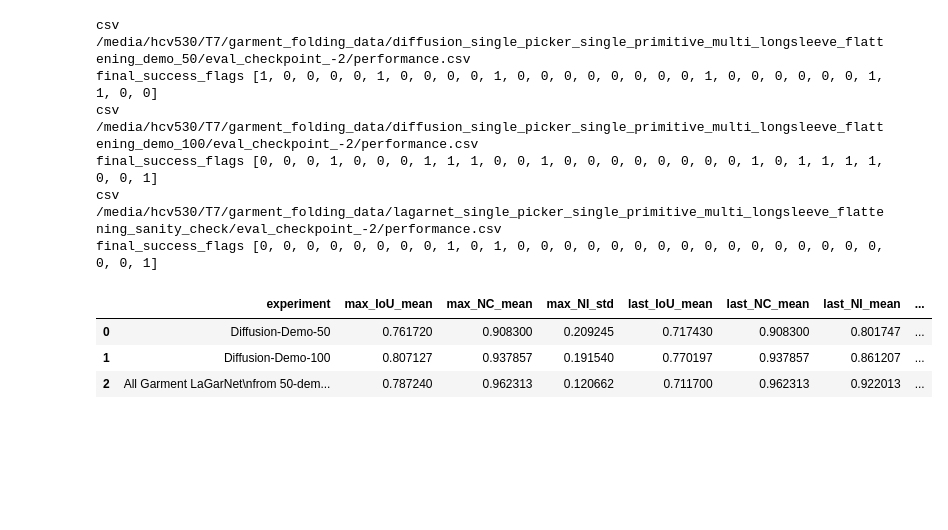
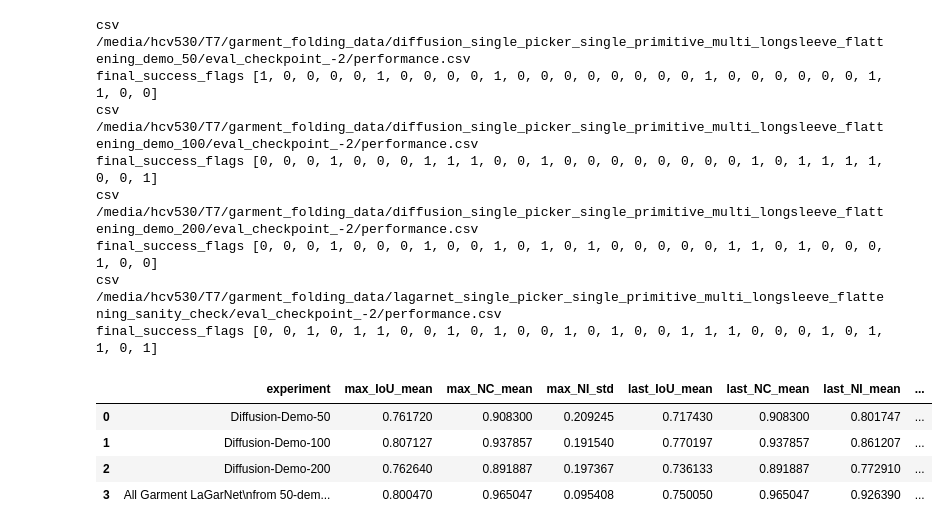
Before and after one commit to halid1020/bimanual_garment_folding, a Jupyter notebook: analysis/flattening_comparison_for_lagarnet.ipynb, the cells around one changed output. Drawn from its saved outputs; the diff is of its cells as text; code cells hidden in the pictures; blank space fills up the shorter version.

```diff
--- a/analysis/flattening_comparison_for_lagarnet.ipynb
+++ b/analysis/flattening_comparison_for_lagarnet.ipynb
@@ -145,6 +145,12 @@ experiments = [
     {
         "name": "diffusion_single_picker_single_primitive_multi_longsleeve_flattening_demo_100",
         "label": "Diffusion-Demo-100",
+        "check": "eval_checkpoint_-2"
+    },
+
+    {
+        "name": "diffusion_single_picker_single_primitive_multi_longsleeve_flattening_demo_200",
+        "label": "Diffusion-Demo-200",
         "check": "eval_checkpoint_-2"
     },
 
@@ -160,35 +166,38 @@ rows = []
 for exp in experiments:
     csv_path = os.path.join(
         data_dir,
         exp["name"],
         exp["check"],
         "performance.csv"
     )
     print('csv', csv_path)
     if not os.path.exists(csv_path):
         print(f"WARNING: Missing file: {csv_path}")
         continue
 
 
     metrics = aggregate_performance(csv_path)
     metrics["experiment"] = exp["label"]
     rows.append(metrics)
 
 results_df = pd.DataFrame(rows)
 cols = ["experiment"] + [c for c in results_df.columns if c != "experiment"]
 results_df = results_df[cols]
 display(results_df)
 # %% [output]
 csv /media/hcv530/T7/garment_folding_data/diffusion_single_picker_single_primitive_multi_longsleeve_flattening_demo_50/eval_checkpoint_-2/performance.csv
 final_success_flags [1, 0, 0, 0, 0, 1, 0, 0, 0, 0, 1, 0, 0, 0, 0, 0, 0, 0, 0, 1, 0, 0, 0, 0, 0, 0, 1, 1, 0, 0]
 csv /media/hcv530/T7/garment_folding_data/diffusion_single_picker_single_primitive_multi_longsleeve_flattening_demo_100/eval_checkpoint_-2/performance.csv
 final_success_flags [0, 0, 0, 1, 0, 0, 0, 1, 1, 1, 0, 0, 1, 0, 0, 0, 0, 0, 0, 0, 0, 1, 0, 1, 1, 1, 1, 0, 0, 1]
+csv /media/hcv530/T7/garment_folding_data/diffusion_single_picker_single_primitive_multi_longsleeve_flattening_demo_200/eval_checkpoint_-2/performance.csv
+final_success_flags [0, 0, 0, 1, 0, 0, 0, 1, 0, 0, 1, 0, 1, 0, 1, 0, 0, 0, 0, 0, 1, 1, 0, 1, 0, 0, 0, 1, 0, 0]
 csv /media/hcv530/T7/garment_folding_data/lagarnet_single_picker_single_primitive_multi_longsleeve_flattening_sanity_check/eval_checkpoint_-2/performance.csv
-final_success_flags [0, 0, 0, 0, 0, 0, 0, 0, 1, 0, 1, 0, 0, 0, 0, 0, 0, 0, 0, 0, 0, 0, 0, 0, 0, 0, 0, 0, 0, 1]
+final_success_flags [0, 0, 1, 0, 1, 1, 0, 0, 1, 0, 1, 0, 0, 1, 0, 1, 0, 0, 1, 1, 1, 0, 0, 0, 1, 0, 1, 1, 0, 1]
 |  | experiment | max_IoU_mean | max_NC_mean | max_NI_std | last_IoU_mean | last_NC_mean | last_NI_mean | ... |
 | 0 | Diffusion-Demo-50 | 0.761720 | 0.908300 | 0.209245 | 0.717430 | 0.908300 | 0.801747 | ... |
 | 1 | Diffusion-Demo-100 | 0.807127 | 0.937857 | 0.191540 | 0.770197 | 0.937857 | 0.861207 | ... |
-| 2 | All Garment LaGarNet\nfrom 50-dem... | 0.787240 | 0.962313 | 0.120662 | 0.711700 | 0.962313 | 0.922013 | ... |
+| 2 | Diffusion-Demo-200 | 0.762640 | 0.891887 | 0.197367 | 0.736133 | 0.891887 | 0.772910 | ... |
+| 3 | All Garment LaGarNet\nfrom 50-dem... | 0.800470 | 0.965047 | 0.095408 | 0.750050 | 0.965047 | 0.926390 | ... |
 # %%
 import matplotlib
 # matplotlib.use("Agg")  # non-interactive, stable
```
Also changed, not shown: parts of 4 cells of this notebook, 5 other files.
